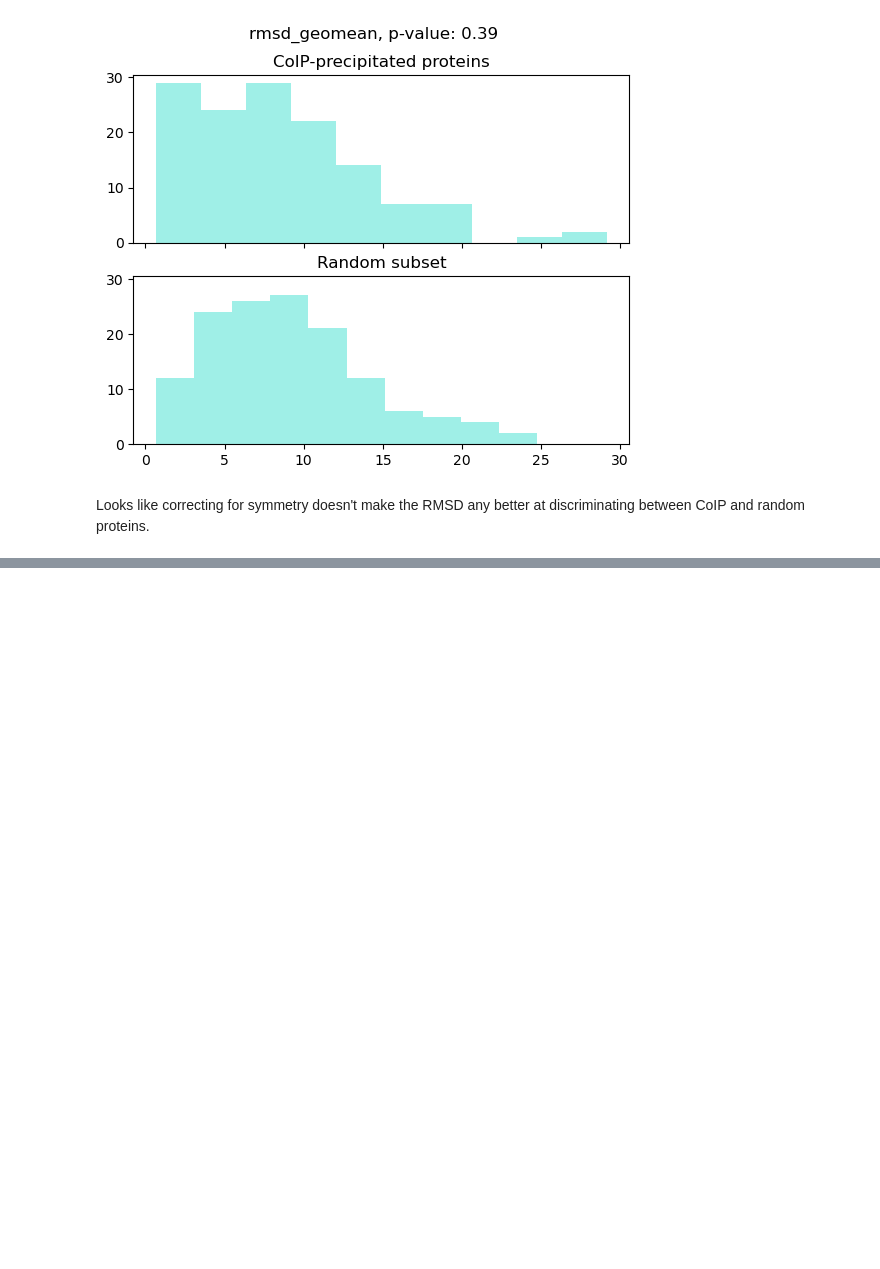
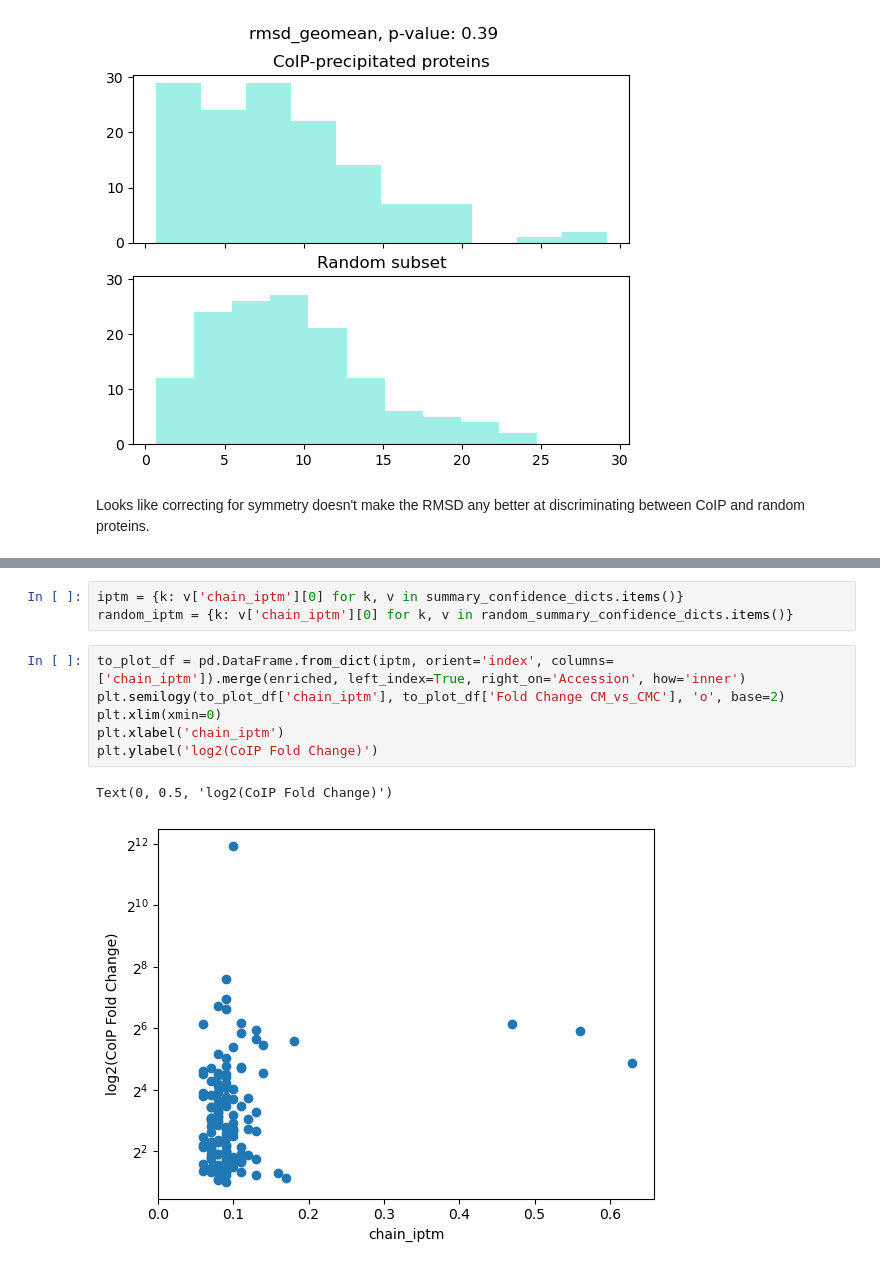
Before and after one commit to photosynthesharpe/alpha-utility, a Jupyter notebook: notebooks/coIP_vs_predicted.ipynb, the cells around one changed output, grey strips where cells are left out. Cells and saved outputs as stored; diff of their text form; blank space fills up the shorter version.

```diff
--- a/notebooks/coIP_vs_predicted.ipynb
+++ b/notebooks/coIP_vs_predicted.ipynb
@@ -276,0 +386,12 @@ Looks like correcting for symmetry doesn't make the RMSD any better at discrimin
+# %%
+iptm = {k: v['chain_iptm'][0] for k, v in summary_confidence_dicts.items()}
+random_iptm = {k: v['chain_iptm'][0] for k, v in random_summary_confidence_dicts.items()}
+# %%
+to_plot_df = pd.DataFrame.from_dict(iptm, orient='index', columns=['chain_iptm']).merge(enriched, left_index=True, right_on='Accession', how='inner')
+plt.semilogy(to_plot_df['chain_iptm'], to_plot_df['Fold Change CM_vs_CMC'], 'o', base=2)
+plt.xlim(xmin=0)
+plt.xlabel('chain_iptm')
+plt.ylabel('log2(CoIP Fold Change)')
+# %% [output]
+Text(0, 0.5, 'log2(CoIP Fold Change)')
+[figure, added]
```
Also changed, not shown: parts of 19 cells of this notebook, 1 other file.
